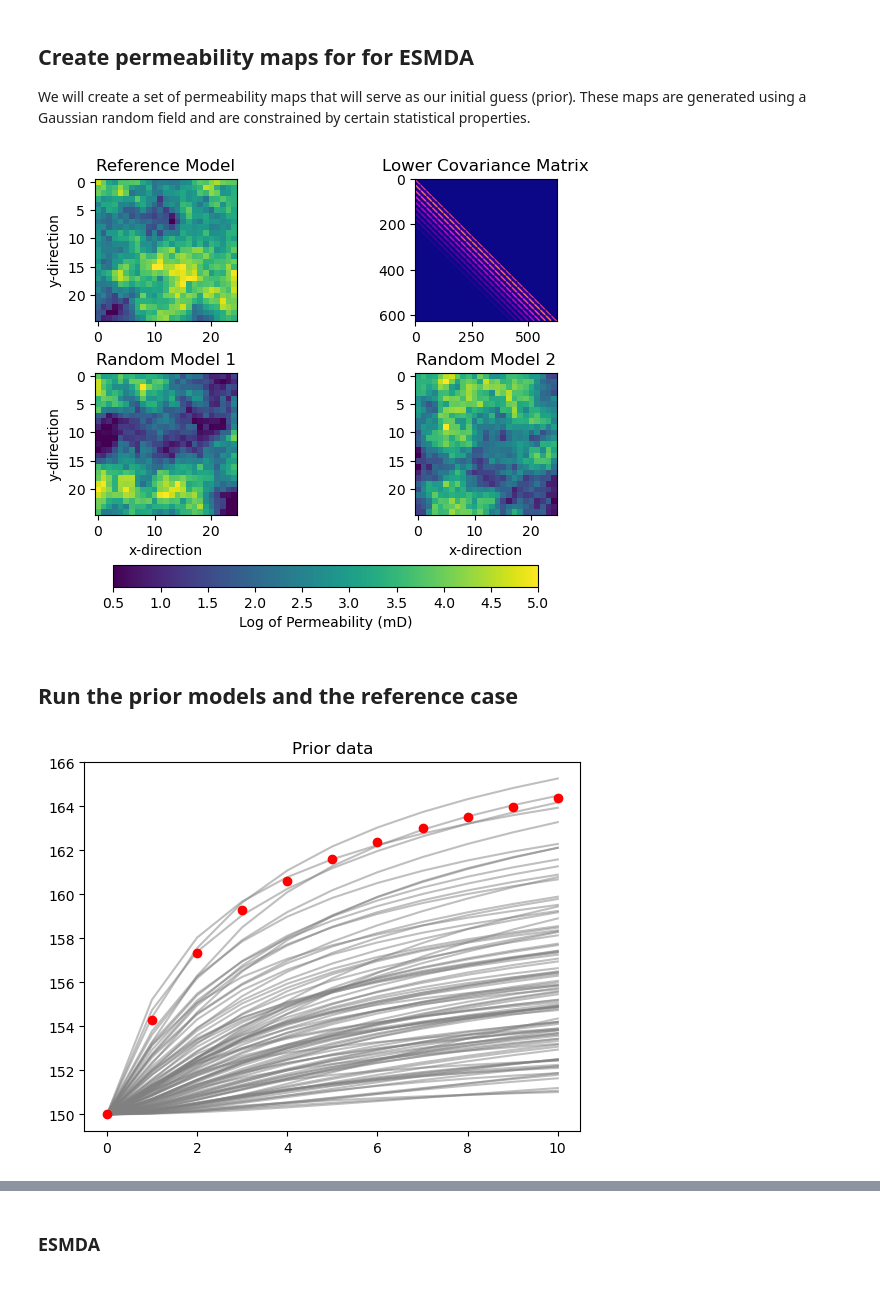
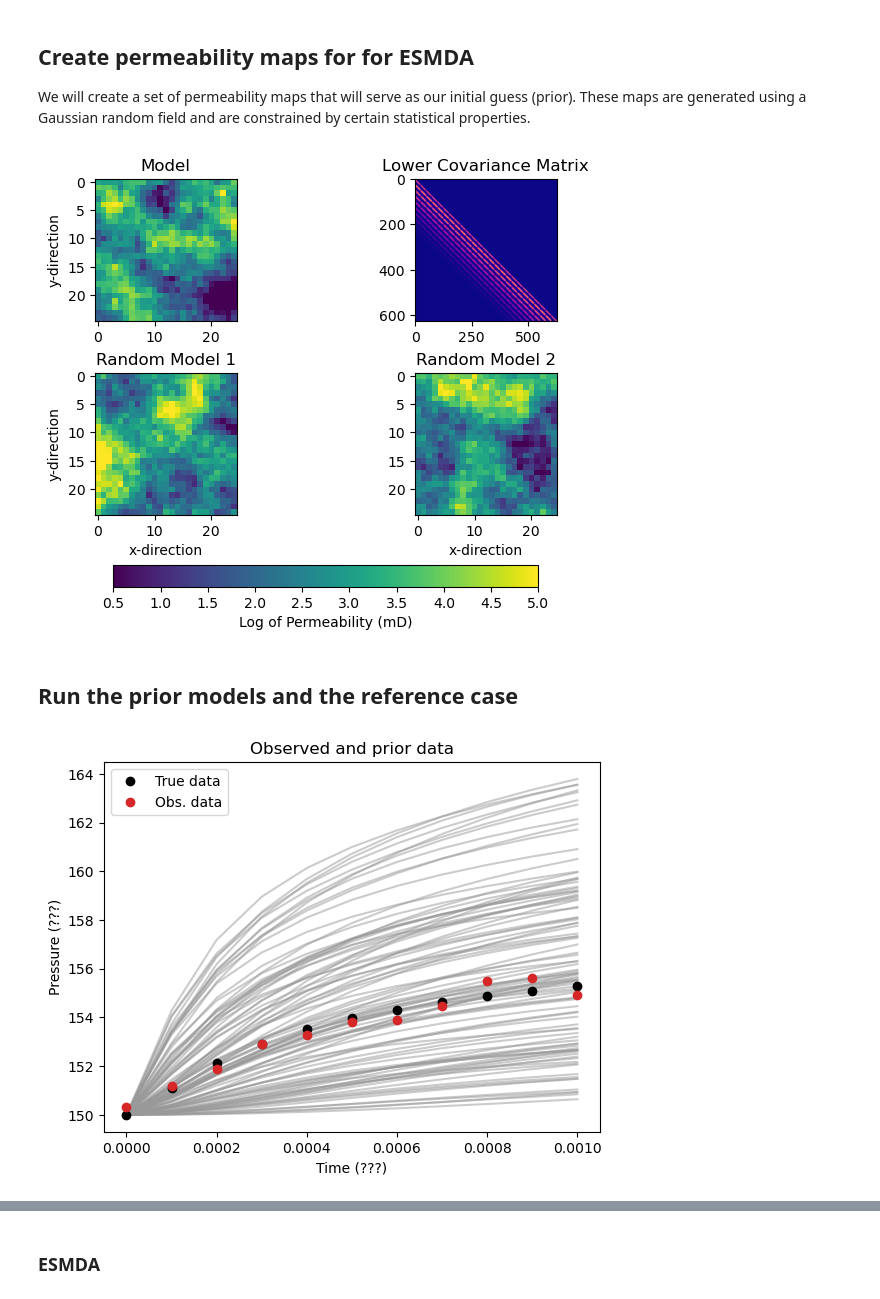
Before and after one commit to tuda-geo/resmda, a Jupyter notebook: notebooks/dev-ESMDA.ipynb, the cells around one changed output, grey strips where cells are left out. Cells and saved outputs as stored; diff of their text form; code cells hidden in the pictures.

```diff
--- a/notebooks/dev-ESMDA.ipynb
+++ b/notebooks/dev-ESMDA.ipynb
@@ -50,28 +45,28 @@ wells = None
 
 We will create a set of permeability maps that will serve as our initial guess (prior). These maps are generated using a Gaussian random field and are constrained by certain statistical properties.
 # %%
-# Get a reference model and ne prior models
+# Get the model and ne prior models
 RP = rs.RandomPermeability(nx, ny, perm_mean, perm_min, perm_max)
-MReference = RP(1)
-MGridPrior = RP(ne)
+perm_true = RP(1)
+perm_prior = RP(ne)
 # %%
 # QC covariance, reference model, and first two random models
 fig, axs = plt.subplots(2, 2, constrained_layout=True)
-axs[0, 0].set_title('Reference Model')
-im = axs[0, 0].imshow(MReference.T, vmin=perm_min, vmax=perm_max)
+axs[0, 0].set_title('Model')
+im = axs[0, 0].imshow(perm_true.T, vmin=perm_min, vmax=perm_max)
 axs[0, 1].set_title('Lower Covariance Matrix')
 im2 = axs[0, 1].imshow(RP.cov, cmap='plasma')
 axs[1, 0].set_title('Random Model 1')
-axs[1, 0].imshow(MGridPrior[0, ...].T, vmin=perm_min, vmax=perm_max)
+axs[1, 0].imshow(perm_prior[0, ...].T, vmin=perm_min, vmax=perm_max)
 axs[1, 1].set_title('Random Model 2')
-axs[1, 1].imshow(MGridPrior[1, ...].T, vmin=perm_min, vmax=perm_max)
+axs[1, 1].imshow(perm_prior[1, ...].T, vmin=perm_min, vmax=perm_max)
 fig.colorbar(im, ax=axs[1, :], orientation='horizontal', label='Log of Permeability (mD)')
 for ax in axs[1, :]:
     ax.set_xlabel('x-direction')
 for ax in axs[:, 0]:
     ax.set_ylabel('y-direction')
 # %% [output]
-[figure, old version]
+[figure, new version]
 # %% [markdown]
 ## Run the prior models and the reference case
 # %%
@@ -84,8 +84,12 @@ dObs = RS(np.exp(MReference), dt=dt, data=(ox, oy))
 # %%
 # QC data and priors
 fig, ax = plt.subplots(1, 1)
-ax.set_title('Prior data')
-ax.plot(DPrior.T, color='gray', alpha=0.5)
-ax.plot(dObs, 'ro', label='reference case');
+ax.set_title('Observed and prior data')
+ax.plot(time, data_prior.T, color='.6', alpha=0.5)
+ax.plot(time, data_true, 'ko', label='True data')
+ax.plot(time, data_obs, 'C3o', label='Obs. data')
+ax.legend()
+ax.set_xlabel('Time (???)')
+ax.set_ylabel('Pressure (???)');
 # %% [output]
-[figure, old version]
+[figure, new version]
```
Also changed, not shown: parts of 15 cells of this notebook, 1 other file.
